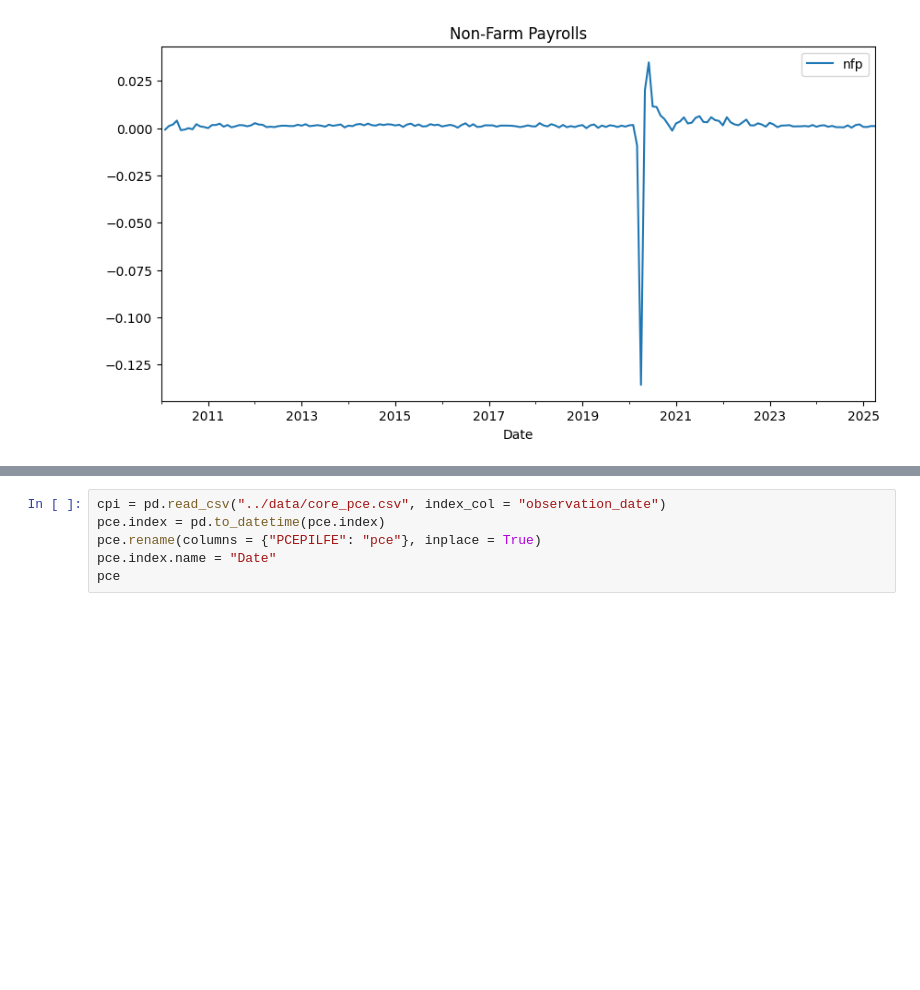
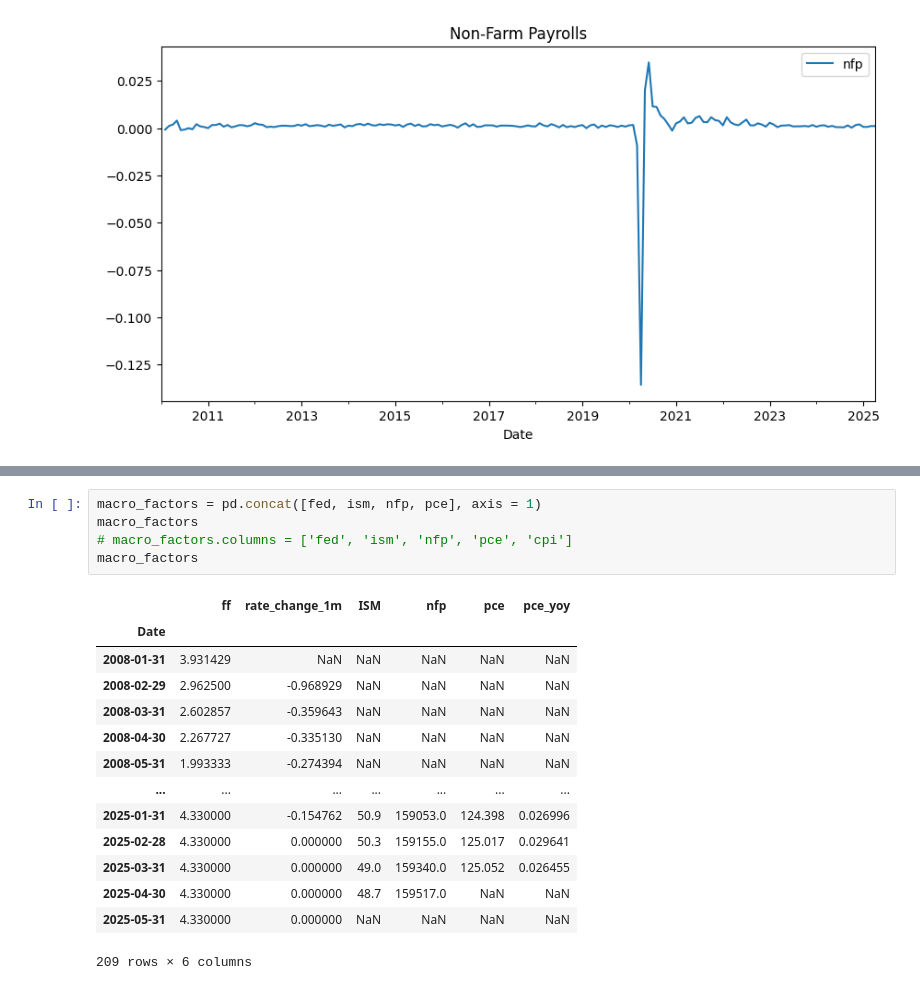
Before and after one commit to Kunj121/MacroFinance_HW2, a Jupyter notebook: hw3/macro_factors.ipynb, the cells around one changed output, grey strips where cells are left out. Drawn from its saved outputs; the diff is of its cells as text; blank space fills up the shorter version.

```diff
--- a/hw3/macro_factors.ipynb
+++ b/hw3/macro_factors.ipynb
@@ -226,6 +231,20 @@ plt.show()
-# %%
-cpi = pd.read_csv("../data/core_pce.csv", index_col = "observation_date")
-pce.index = pd.to_datetime(pce.index)
-pce.rename(columns = {"PCEPILFE": "pce"}, inplace = True)
-pce.index.name = "Date"
-pce
+# %%
+macro_factors = pd.concat([fed, ism, nfp, pce], axis = 1)
+macro_factors
+# macro_factors.columns = ['fed', 'ism', 'nfp', 'pce', 'cpi']
+macro_factors
+# %% [output]
+|  | ff | rate_change_1m | ISM | nfp | pce | pce_yoy |
+| Date |  |  |  |  |  |  |
+| 2008-01-31 | 3.931429 | NaN | NaN | NaN | NaN | NaN |
+| 2008-02-29 | 2.962500 | -0.968929 | NaN | NaN | NaN | NaN |
+| 2008-03-31 | 2.602857 | -0.359643 | NaN | NaN | NaN | NaN |
+| 2008-04-30 | 2.267727 | -0.335130 | NaN | NaN | NaN | NaN |
+| 2008-05-31 | 1.993333 | -0.274394 | NaN | NaN | NaN | NaN |
+| ... | ... | ... | ... | ... | ... | ... |
+| 2025-01-31 | 4.330000 | -0.154762 | 50.9 | 159053.0 | 124.398 | 0.026996 |
+| 2025-02-28 | 4.330000 | 0.000000 | 50.3 | 159155.0 | 125.017 | 0.029641 |
+| 2025-03-31 | 4.330000 | 0.000000 | 49.0 | 159340.0 | 125.052 | 0.026455 |
+| 2025-04-30 | 4.330000 | 0.000000 | 48.7 | 159517.0 | NaN | NaN |
+| 2025-05-31 | 4.330000 | 0.000000 | NaN | NaN | NaN | NaN |
+209 rows × 6 columns
```
Also changed, not shown: parts of 12 cells of this notebook.
